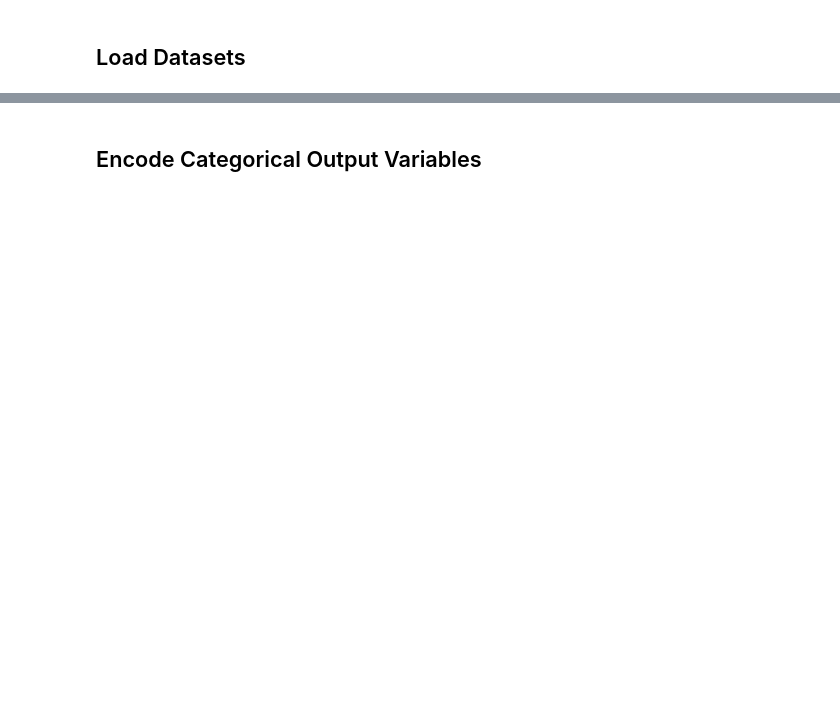
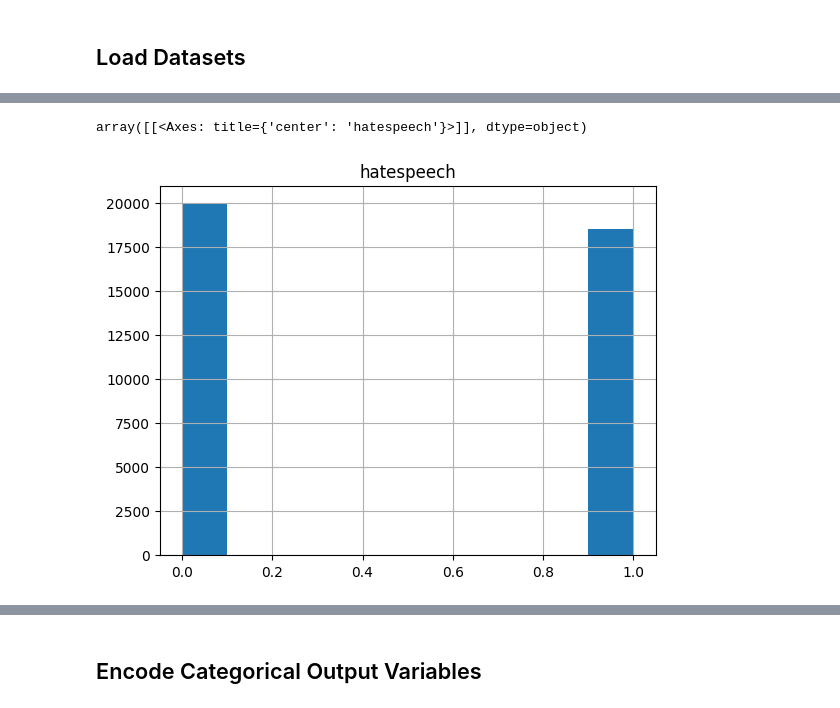
Before and after one commit to nadaamoharram/MLMA_Toxicity_Detection_Deep_Learning, a Jupyter notebook: EDA/data_cleaning.ipynb, the cells around one changed output, grey strips where cells are left out. Saved outputs shown, nothing was run; the diff lists cells and outputs as text; code cells hidden in the pictures; blank space fills up the shorter version.

```diff
--- a/EDA/data_cleaning.ipynb
+++ b/EDA/data_cleaning.ipynb
@@ -134,0 +38,5 @@ print(combined_df.shape)
+# %%
+hate_df.hist('hatespeech')
+# %% [output]
+array([[<Axes: title={'center': 'hatespeech'}>]], dtype=object)
+[figure, added]
```
Also changed, not shown: parts of 32 cells of this notebook, 14 other files.
